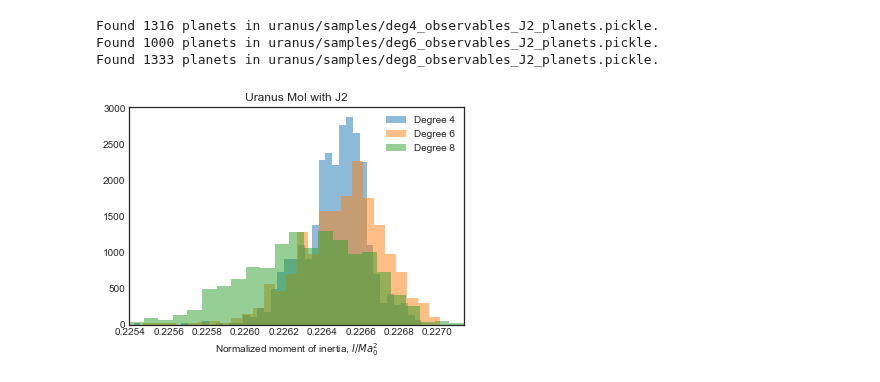
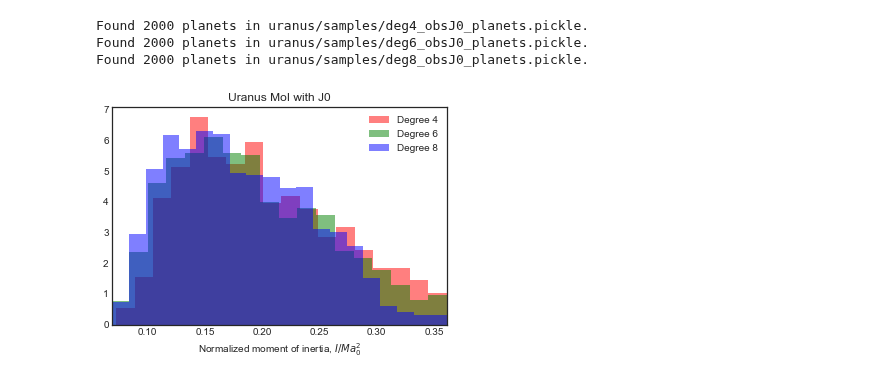
Before and after one commit to nmovshov/pyPIPE, a Jupyter notebook: Planets.ipynb, the cells around one changed output. Saved outputs shown, nothing was run; the diff lists cells and outputs as text; code cells hidden in the pictures.

```diff
--- a/Planets.ipynb
+++ b/Planets.ipynb
@@ -36,7 +27,7 @@ def load_planets(fname):
         print(f"Found {len(planets)} planets in {fname}.")
     return planets
 # %%
-def hist_moi(fname, title, newfig=False, bins='auto', density=True, **kwargs):
+def hist_moi(fname, c, title, newfig=True, bins='auto', density=True, **kwargs):
     # Prepare the data
     planets = load_planets(fname)
     ice = np.array([p.NMoI for p in planets])
@@ -46,13 +37,12 @@ def hist_moi(fname, title, newfig=False, bins='auto', density=True, **kwargs):
     x = np.linspace(min(ice), max(ice), 1000)
     p = norm.pdf(x, mu, std)
     # Plot the histogram
-    plt.hist(ice, bins=bins, density=density, **kwargs, alpha=0.5)
+    plt.hist(ice, color=c, bins=bins, density=density, **kwargs, alpha=0.5)
     # Plot the fit
    #plt.plot(x, p, label=['mu= {:.5f}'.format(mu), 'std= {:.5f}'.format(std)], color='red')
     plt.title(title)
     plt.xlabel(r'Normalized moment of inertia, $I/Ma_0^2$')
     plt.xlim(min(ice), max(ice))
-    plt.savefig(title, dpi=300)
     plt.legend()
-    #plt.show()
+    plt.savefig('Hist MOI', dpi=300)
 # %%
@@ -85,13 +119,17 @@ uj2_deg8 = 'uranus/samples/deg8_observables_J2_planets.pickle'
 # %%
-#hist_moi(uj0_deg4, 'Uranus MoI J0 Degree 4')
-hist_moi(uj2_deg4,'Uranus MoI with J2 ', newfig=False, label='Degree 4')
-#hist_moi(uj0_deg6, 'Uranus MoI J0 Degree 6')
-hist_moi(uj2_deg6,'Uranus MoI with J2', newfig=False, label='Degree 6')
-#hist_moi(uj0_deg8, 'Uranus MoI J0 Degree 8')
-hist_moi(uj2_deg8,'Uranus MoI with J2', newfig=False, label='Degree 8')
+#hist_moi(uj0_deg4, 'red', 'Uranus MoI with J0 ', label='Degree 4')
+#hist_moi(uj2_deg4, 'red', 'Uranus MoI with J2 ', label='Degree 4')
+#hist_moi(uj0_deg6, 'green', 'Uranus MoI with J0', newfig=False, label='Degree 6')
+#hist_moi(uj2_deg6, 'green', 'Uranus MoI with J2', newfig=False, label='Degree 6')
+#hist_moi(uj0_deg8, 'blue', 'Uranus MoI with J0', newfig=False, label='Degree 8')
+#hist_moi(uj2_deg8, 'blue', 'Uranus MoI with J2', newfig=False, label='Degree 8')
-# %% [output]
-Found 1316 planets in uranus/samples/deg4_observables_J2_planets.pickle.
-Found 1000 planets in uranus/samples/deg6_observables_J2_planets.pickle.
-Found 1333 planets in uranus/samples/deg8_observables_J2_planets.pickle.
-[figure, removed]
+# %%
+hist_moi(deg4_obsJ0, 'red', 'Uranus MoI with J0', label='Degree 4')
+hist_moi(deg6_obsJ0, 'green', 'Uranus MoI with J0', label='Degree 6')
+hist_moi(deg8_obsJ0, 'blue', 'Uranus MoI with J0', label='Degree 8')
+# %% [output]
+Found 2000 planets in uranus/samples/deg4_obsJ0_planets.pickle.
+Found 2000 planets in uranus/samples/deg6_obsJ0_planets.pickle.
+Found 2000 planets in uranus/samples/deg8_obsJ0_planets.pickle.
+[figure, added]
 # %%
```
Also changed, not shown: parts of 16 cells of this notebook.
